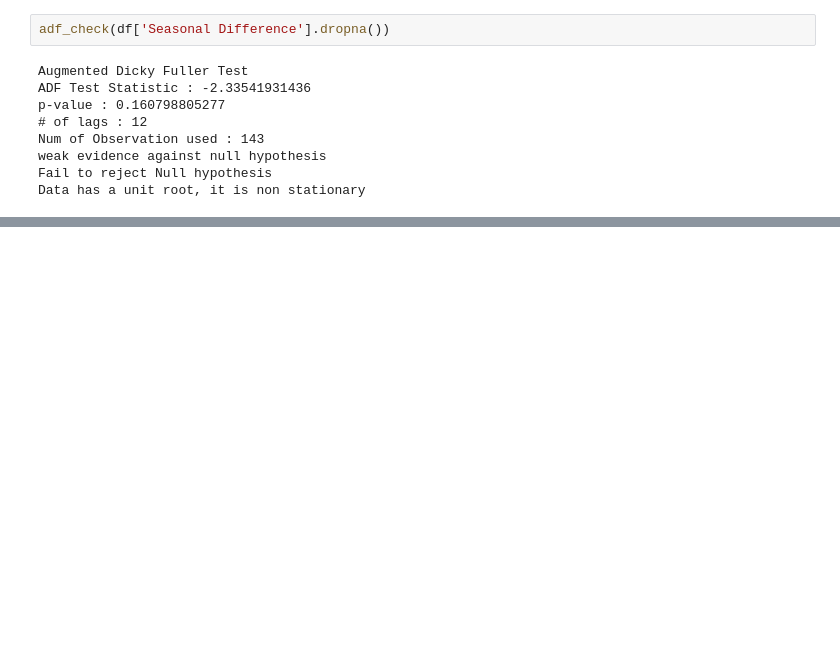
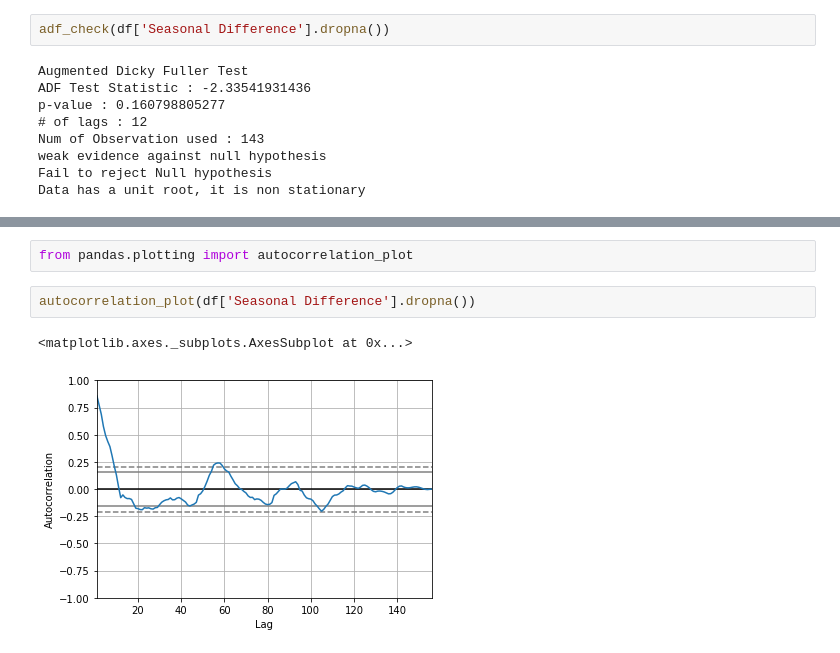
Before and after one commit to vitaliAI/Python-Source-Code, a Jupyter notebook: Time Series Analysis/Time Series.ipynb, the cells around one changed output, grey strips where cells are left out. Drawn from its saved outputs; the diff is of its cells as text; blank space fills up the shorter version.

```diff
--- a/Time Series Analysis/Time Series.ipynb
+++ b/Time Series Analysis/Time Series.ipynb
@@ -457,0 +468,7 @@ Data has a unit root, it is non stationary
+# %%
+from pandas.plotting import autocorrelation_plot
+# %%
+autocorrelation_plot(df['Seasonal Difference'].dropna())
+# %% [output]
+<matplotlib.axes._subplots.AxesSubplot at 0x...>
+[figure, added]
```
Also changed, not shown: parts of 3 cells of this notebook.
